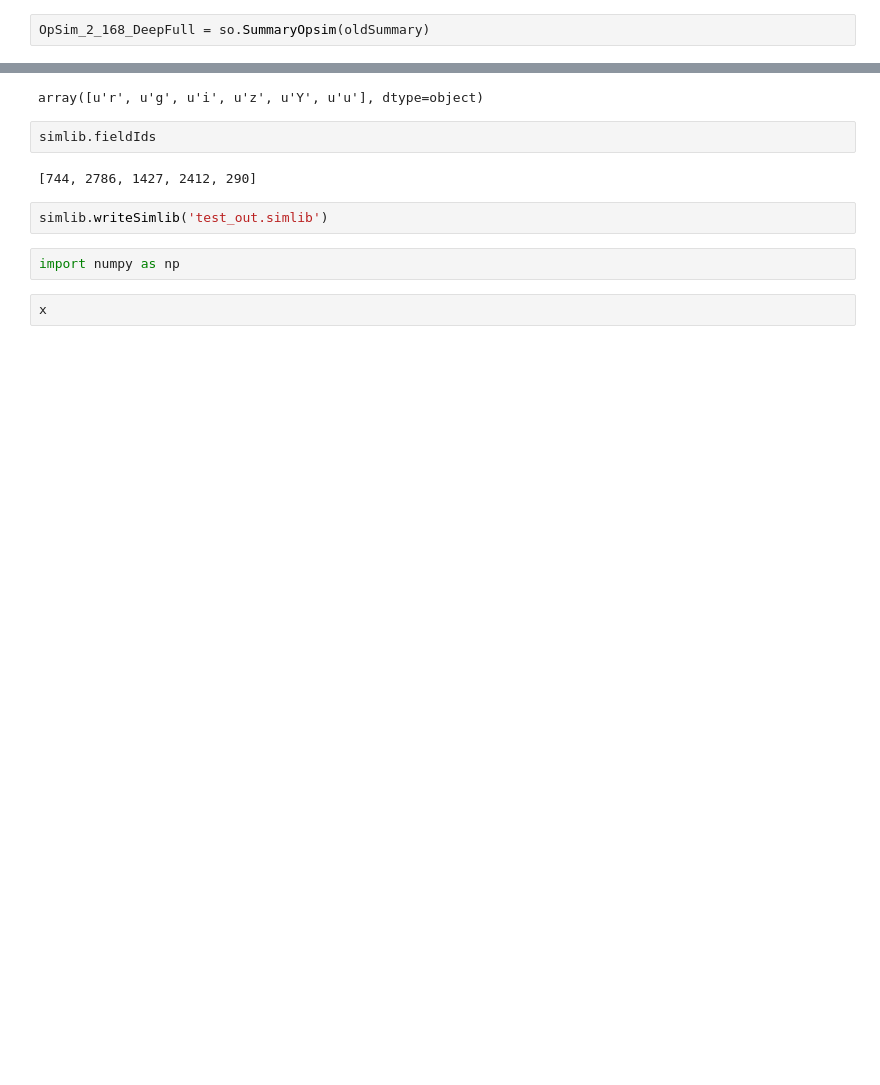
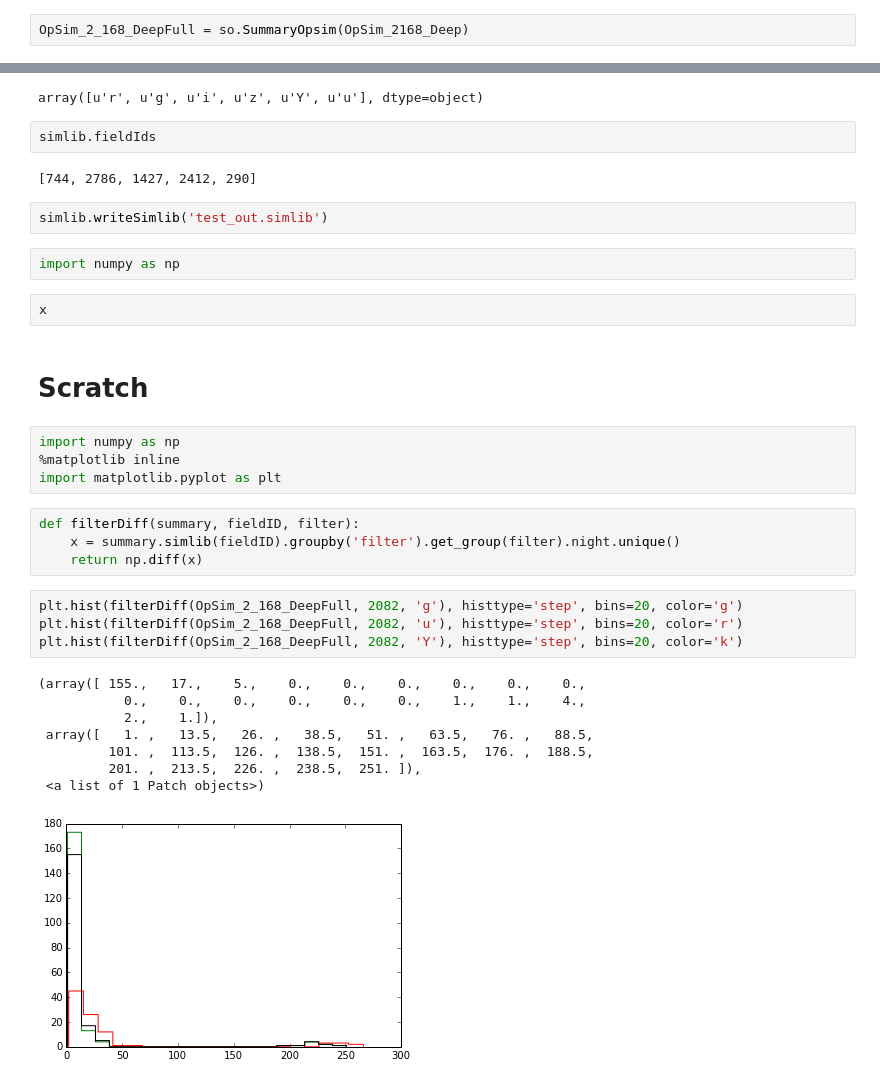
Before and after one commit to LSSTDESC/OpSimSummary, a Jupyter notebook: example/ExampleSimlib.ipynb, the cells around one changed output, grey strips where cells are left out. Cells and saved outputs as stored; diff of their text form; blank space fills up the shorter version.

```diff
--- a/example/ExampleSimlib.ipynb
+++ b/example/ExampleSimlib.ipynb
@@ -136,2 +142,2 @@ array([ 311,  519,  526,  764, 1427, 2082, 2412, 2712, 2731, 2786])
 # %%
-OpSim_2_168_DeepFull = so.SummaryOpsim(oldSummary)
+OpSim_2_168_DeepFull = so.SummaryOpsim(OpSim_2168_Deep)
@@ -175,3 +206,26 @@ simlib.writeSimlib('test_out.simlib')
 import numpy as np
 # %%
 x
+# %% [markdown]
+# Scratch
+# %%
+import numpy as np
+%matplotlib inline
+import matplotlib.pyplot as plt
+# %%
+def filterDiff(summary, fieldID, filter):
+    x = summary.simlib(fieldID).groupby('filter').get_group(filter).night.unique()
+    return np.diff(x)
+# %%
+plt.hist(filterDiff(OpSim_2_168_DeepFull, 2082, 'g'), histtype='step', bins=20, color='g')
+plt.hist(filterDiff(OpSim_2_168_DeepFull, 2082, 'u'), histtype='step', bins=20, color='r')
+plt.hist(filterDiff(OpSim_2_168_DeepFull, 2082, 'Y'), histtype='step', bins=20, color='k')
+# %% [output]
+(array([ 155.,   17.,    5.,    0.,    0.,    0.,    0.,    0.,    0.,
+           0.,    0.,    0.,    0.,    0.,    0.,    1.,    1.,    4.,
+           2.,    1.]),
+ array([   1. ,   13.5,   26. ,   38.5,   51. ,   63.5,   76. ,   88.5,
+         101. ,  113.5,  126. ,  138.5,  151. ,  163.5,  176. ,  188.5,
+         201. ,  213.5,  226. ,  238.5,  251. ]),
+ <a list of 1 Patch objects>)
+[figure, added]
```
Also changed, not shown: parts of 12 cells of this notebook, 2 other files.
